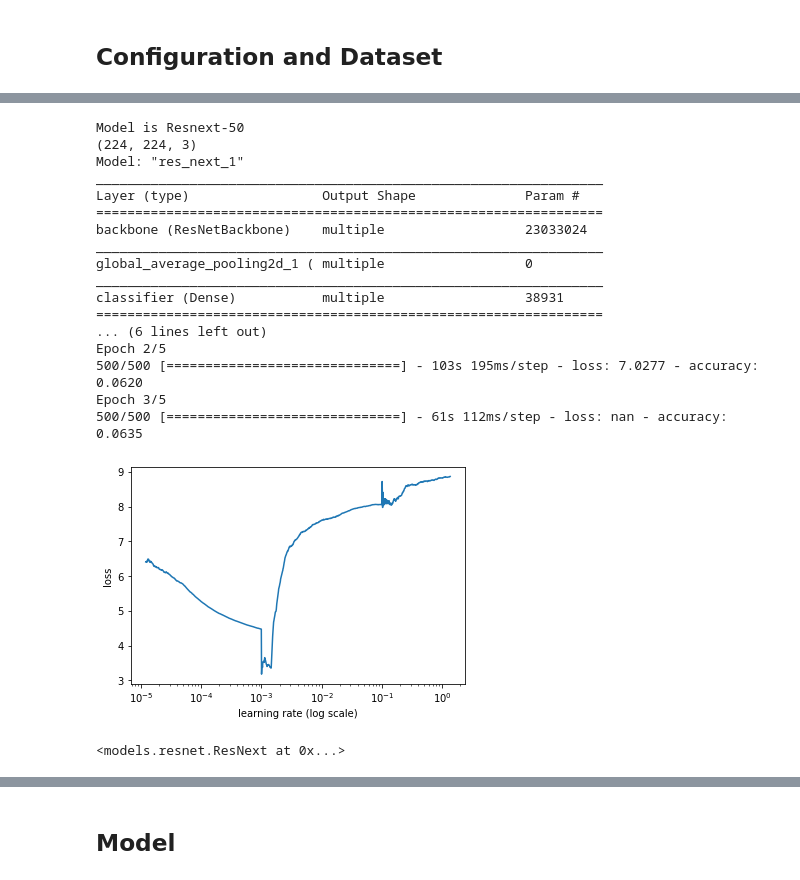
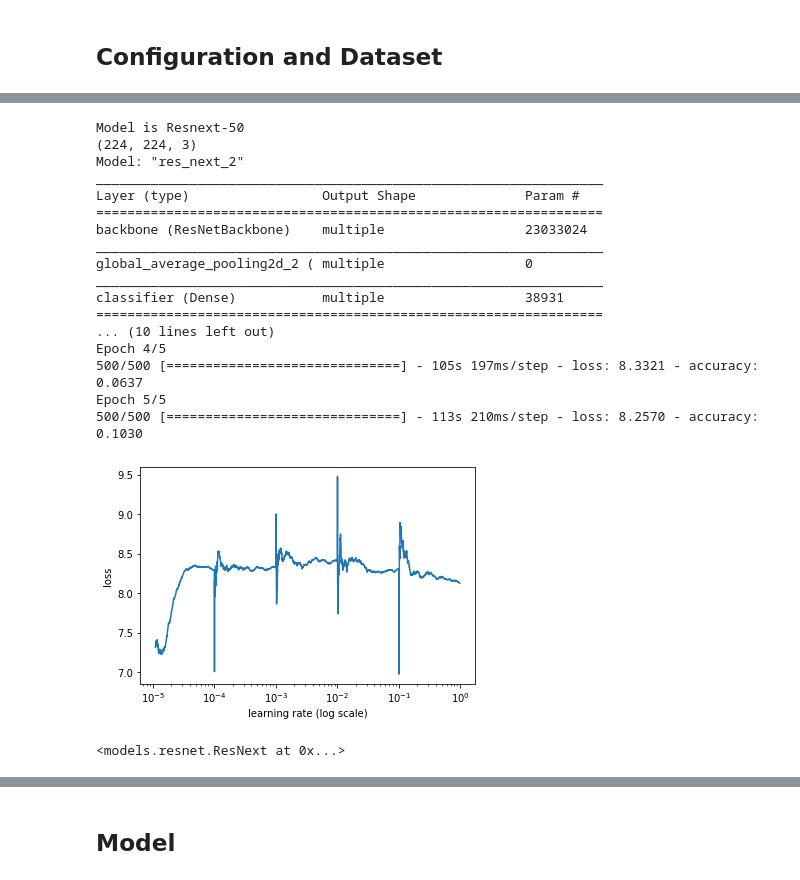
Before and after one commit to stepp1/compVision-DCC, a Jupyter notebook: t1/notebooks/training_resnext50.ipynb, the cells around one changed output, grey strips where cells are left out. Cells and saved outputs as stored; diff of their text form; code cells hidden in the pictures.

Commit message:
model eval

```diff
--- a/t1/notebooks/training_resnext50.ipynb
+++ b/t1/notebooks/training_resnext50.ipynb
@@ -74,6 +86,8 @@ with open("configs/t1_resnext50.config", 'w') as conf:
 # %% [markdown]
 ## Configuration and Dataset
 # %%
+model_name = 'resnext'
+
 config = create_config("FASHION-RESNEXT50", "configs/t1_resnext50.config")
 tfr_files = parse_config(config, mode='train')
 datasets = load_dataset(config, tfr_files['train'], tfr_files['test'], 'train')
@@ -210,23 +164,23 @@ def determineLearningRate(model, dataset, opt):
 # %%
-model = create_model(config, 'resnext', csDataset.input_shape, use_mixed=True)
-determineLearningRate(model, datasets['train'], tf.keras.optimizers.SGD())
+model = create_model(config, model_name, csDataset.input_shape, use_mixed=True)
+determine_learning_rate(model, datasets['train'], tf.keras.optimizers.Nadam(), config.get_batch_size())
 # %% [output]
 Model is Resnext-50
 (224, 224, 3)
-Model: "res_next_1"
+Model: "res_next_2"
 _________________________________________________________________
 Layer (type)                 Output Shape              Param #
 =================================================================
 backbone (ResNetBackbone)    multiple                  23033024
 _________________________________________________________________
-global_average_pooling2d_1 ( multiple                  0
+global_average_pooling2d_2 ( multiple                  0
 _________________________________________________________________
 classifier (Dense)           multiple                  38931
 =================================================================
-... (6 lines left out)
-Epoch 2/5
-500/500 [==============================] - 103s 195ms/step - loss: 7.0277 - accuracy: 0.0620
-Epoch 3/5
-500/500 [==============================] - 61s 112ms/step - loss: nan - accuracy: 0.0635
+... (10 lines left out)
+Epoch 4/5
+500/500 [==============================] - 105s 197ms/step - loss: 8.3321 - accuracy: 0.0637
+Epoch 5/5
+500/500 [==============================] - 113s 210ms/step - loss: 8.2570 - accuracy: 0.1030
-[figure, old version]
+[figure, new version]
 <models.resnet.ResNext at 0x...>
```
Also changed, not shown: parts of 33 cells of this notebook, 5 other files.
